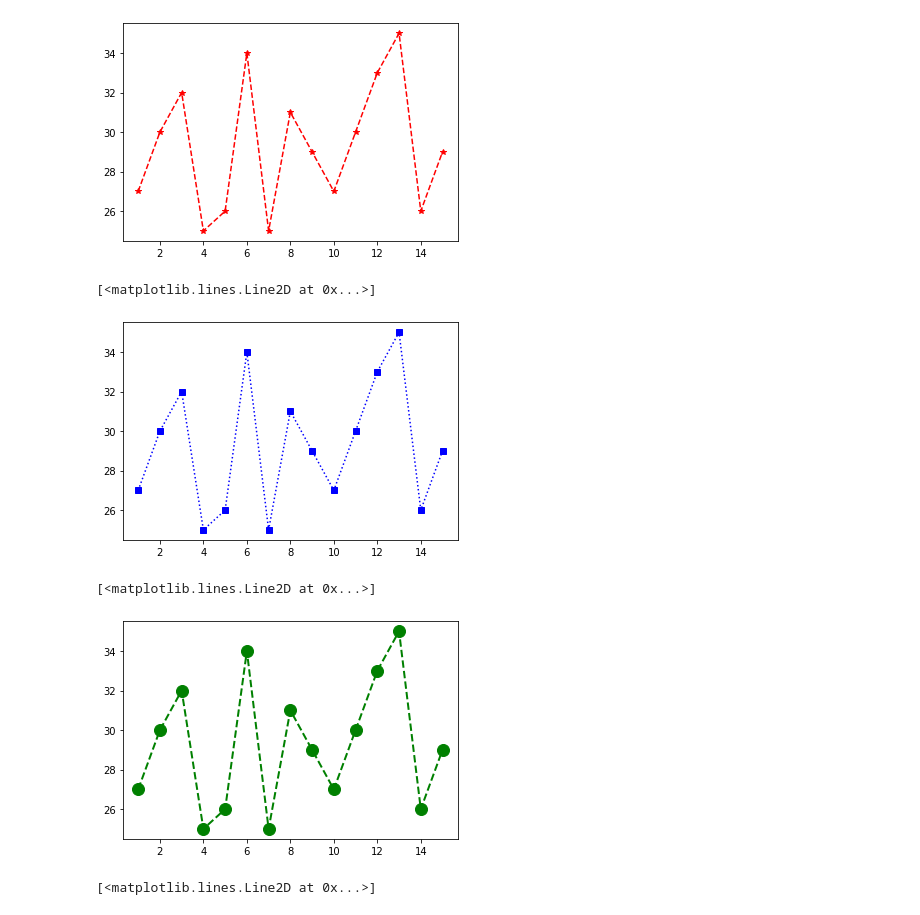
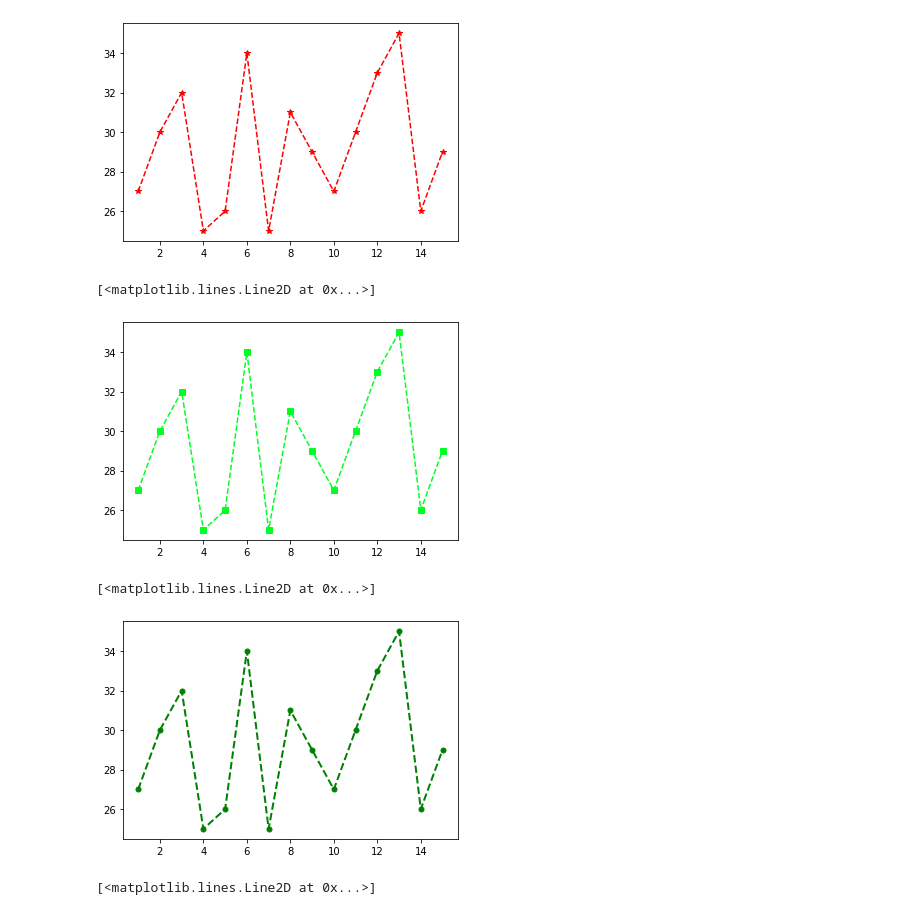
Before and after one commit to IliasSuvanov/DSforEconomists, a Jupyter notebook: Seminar2/Untitled.ipynb, the cells around one changed output. Cells and saved outputs as stored; diff of their text form; code cells hidden in the pictures.

```diff
--- a/Seminar2/Untitled.ipynb
+++ b/Seminar2/Untitled.ipynb
@@ -55,15 +176,15 @@ plt.plot(x,y,'r*--')
 [<matplotlib.lines.Line2D at 0x...>]
 [figure]
 # %%
-plt.plot(x,y, marker="s", color="blue", linestyle= "dotted")
+plt.plot(x,y, marker="s", color="#00ff22", linestyle= "dashed")
 # %% [output]
 [<matplotlib.lines.Line2D at 0x...>]
-[figure, old version]
+[figure, new version]
 # %%
-plt.plot(x, y, color='green', marker='o', linestyle='dashed',linewidth=2, markersize=12)
+plt.plot(x, y, color='green', marker='o', linestyle='dashed',linewidth=2, markersize=5)
 # %% [output]
 [<matplotlib.lines.Line2D at 0x...>]
-[figure, old version]
+[figure, new version]
 # %%
 plt.plot(x,y, color = "red", linewidth = 2, linestyle = "dotted")
 # %% [output]
```
Also changed, not shown: parts of 35 cells of this notebook.
